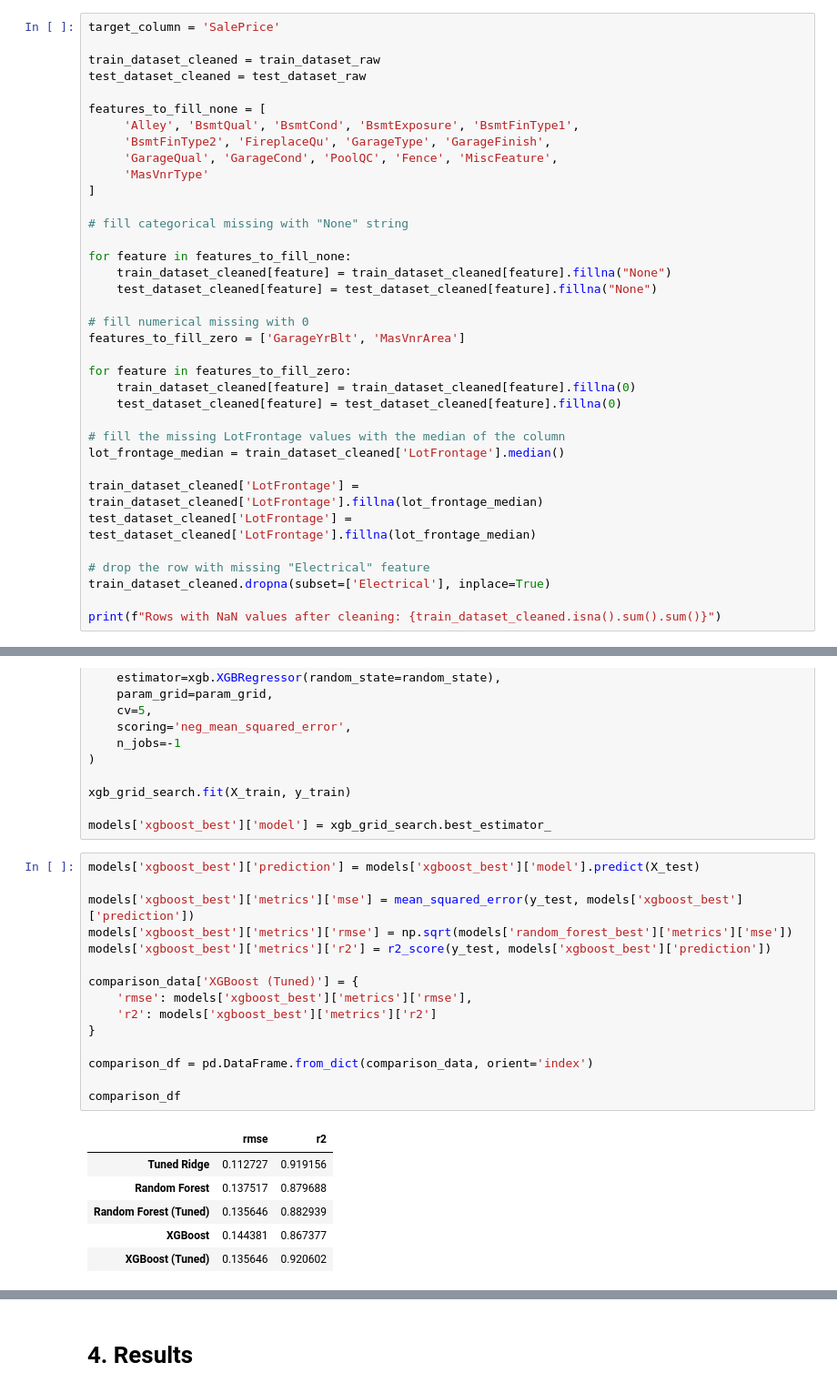
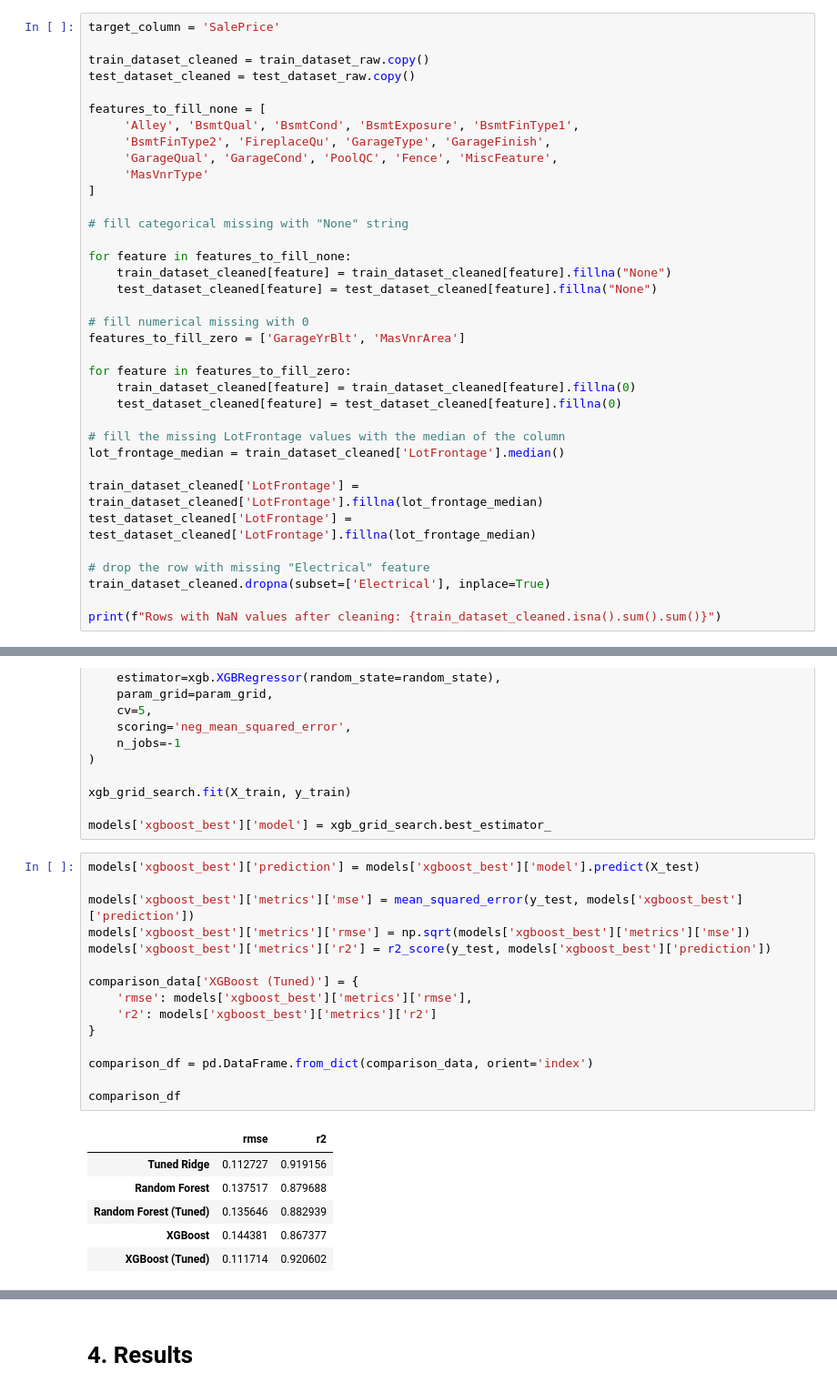
Before and after one commit to ilcors-dev/corsetti-house_prices_advanced_regression_techniques, a Jupyter notebook: challenge/main.ipynb, the cells around one changed output, grey strips where cells are left out. Shown at 91% size. Cells and saved outputs as stored; diff of their text form.

Commit message:
fix rmse calculation for xgboost regression

```diff
--- a/challenge/main.ipynb
+++ b/challenge/main.ipynb
@@ -205,8 +205,8 @@ In this section, we will execute a cleaning plan based on these findings. The pr
 # %%
 target_column = 'SalePrice'
 
-train_dataset_cleaned = train_dataset_raw
-test_dataset_cleaned = test_dataset_raw
+train_dataset_cleaned = train_dataset_raw.copy()
+test_dataset_cleaned = test_dataset_raw.copy()
 
 features_to_fill_none = [
      'Alley', 'BsmtQual', 'BsmtCond', 'BsmtExposure', 'BsmtFinType1',
@@ -809,23 +809,23 @@ models['xgboost_best']['model'] = xgb_grid_search.best_estimator_
 # %%
 models['xgboost_best']['prediction'] = models['xgboost_best']['model'].predict(X_test)
 
 models['xgboost_best']['metrics']['mse'] = mean_squared_error(y_test, models['xgboost_best']['prediction'])
-models['xgboost_best']['metrics']['rmse'] = np.sqrt(models['random_forest_best']['metrics']['mse'])
+models['xgboost_best']['metrics']['rmse'] = np.sqrt(models['xgboost_best']['metrics']['mse'])
 models['xgboost_best']['metrics']['r2'] = r2_score(y_test, models['xgboost_best']['prediction'])
 
 comparison_data['XGBoost (Tuned)'] = {
     'rmse': models['xgboost_best']['metrics']['rmse'],
     'r2': models['xgboost_best']['metrics']['r2']
 }
 
 comparison_df = pd.DataFrame.from_dict(comparison_data, orient='index')
 
 comparison_df
 # %% [output]
 |  | rmse | r2 |
 | Tuned Ridge | 0.112727 | 0.919156 |
 | Random Forest | 0.137517 | 0.879688 |
 | Random Forest (Tuned) | 0.135646 | 0.882939 |
 | XGBoost | 0.144381 | 0.867377 |
-| XGBoost (Tuned) | 0.135646 | 0.920602 |
+| XGBoost (Tuned) | 0.111714 | 0.920602 |
 # %% [markdown]
```
Also changed, not shown: parts of 1 cell of this notebook, 1 other file.
